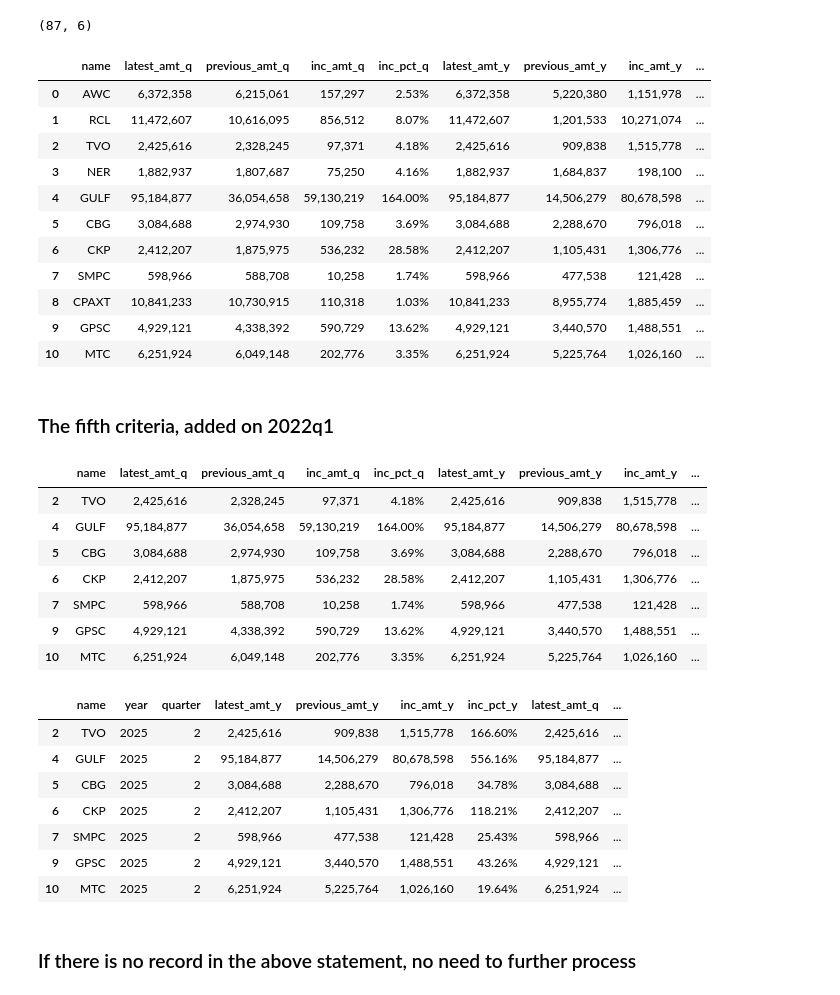
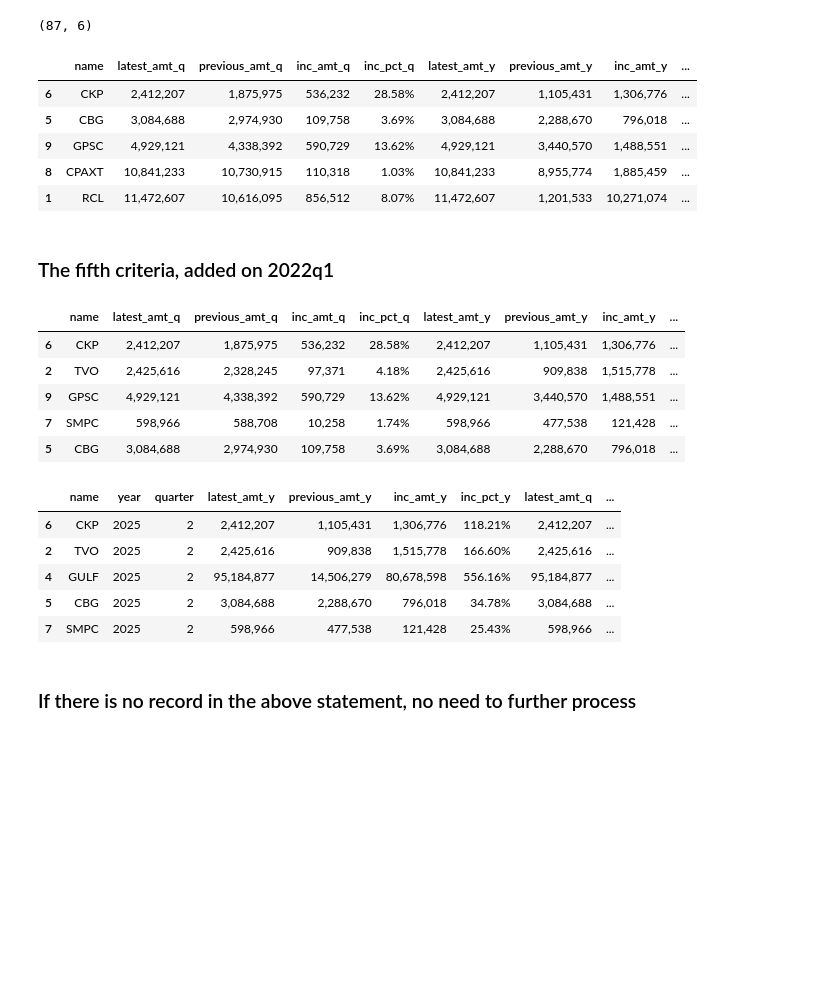
Before and after one commit to santimcs/A5, a Jupyter notebook: Quarterly/240-Create Profits Q2.ipynb, the cells around one changed output. Saved outputs shown, nothing was run; the diff lists cells and outputs as text; code cells hidden in the pictures; blank space fills up the shorter version.

```diff
--- a/Quarterly/240-Create Profits Q2.ipynb
+++ b/Quarterly/240-Create Profits Q2.ipynb
@@ -381,50 +313,40 @@ epss2.shape
 (87, 6)
 # %%
 df_merge3 = pd.merge(final, epss2, on=['name'], suffixes=(['_f','_e']), how='inner')
-df_merge3.style.format(format_dict)
+df_merge3.sample(5).style.format(format_dict)
 # %% [output]
 |  | name | latest_amt_q | previous_amt_q | inc_amt_q | inc_pct_q | latest_amt_y | previous_amt_y | inc_amt_y | ... |
-| 0 | AWC | 6,372,358 | 6,215,061 | 157,297 | 2.53% | 6,372,358 | 5,220,380 | 1,151,978 | ... |
+| 6 | CKP | 2,412,207 | 1,875,975 | 536,232 | 28.58% | 2,412,207 | 1,105,431 | 1,306,776 | ... |
+| 5 | CBG | 3,084,688 | 2,974,930 | 109,758 | 3.69% | 3,084,688 | 2,288,670 | 796,018 | ... |
+| 9 | GPSC | 4,929,121 | 4,338,392 | 590,729 | 13.62% | 4,929,121 | 3,440,570 | 1,488,551 | ... |
+| 8 | CPAXT | 10,841,233 | 10,730,915 | 110,318 | 1.03% | 10,841,233 | 8,955,774 | 1,885,459 | ... |
 | 1 | RCL | 11,472,607 | 10,616,095 | 856,512 | 8.07% | 11,472,607 | 1,201,533 | 10,271,074 | ... |
-| 2 | TVO | 2,425,616 | 2,328,245 | 97,371 | 4.18% | 2,425,616 | 909,838 | 1,515,778 | ... |
-| 3 | NER | 1,882,937 | 1,807,687 | 75,250 | 4.16% | 1,882,937 | 1,684,837 | 198,100 | ... |
-| 4 | GULF | 95,184,877 | 36,054,658 | 59,130,219 | 164.00% | 95,184,877 | 14,506,279 | 80,678,598 | ... |
-| 5 | CBG | 3,084,688 | 2,974,930 | 109,758 | 3.69% | 3,084,688 | 2,288,670 | 796,018 | ... |
-| 6 | CKP | 2,412,207 | 1,875,975 | 536,232 | 28.58% | 2,412,207 | 1,105,431 | 1,306,776 | ... |
-| 7 | SMPC | 598,966 | 588,708 | 10,258 | 1.74% | 598,966 | 477,538 | 121,428 | ... |
-| 8 | CPAXT | 10,841,233 | 10,730,915 | 110,318 | 1.03% | 10,841,233 | 8,955,774 | 1,885,459 | ... |
-| 9 | GPSC | 4,929,121 | 4,338,392 | 590,729 | 13.62% | 4,929,121 | 3,440,570 | 1,488,551 | ... |
-| 10 | MTC | 6,251,924 | 6,049,148 | 202,776 | 3.35% | 6,251,924 | 5,225,764 | 1,026,160 | ... |
 # %% [markdown]
 ### The fifth criteria, added on 2022q1
 # %%
 mask = (df_merge3.q_amt_c > df_merge3.q_amt_p)
 df_merge3 = df_merge3[mask]
-df_merge3.style.format(format_dict)
+df_merge3.sample(5).style.format(format_dict)
 # %% [output]
 |  | name | latest_amt_q | previous_amt_q | inc_amt_q | inc_pct_q | latest_amt_y | previous_amt_y | inc_amt_y | ... |
+| 6 | CKP | 2,412,207 | 1,875,975 | 536,232 | 28.58% | 2,412,207 | 1,105,431 | 1,306,776 | ... |
 | 2 | TVO | 2,425,616 | 2,328,245 | 97,371 | 4.18% | 2,425,616 | 909,838 | 1,515,778 | ... |
-| 4 | GULF | 95,184,877 | 36,054,658 | 59,130,219 | 164.00% | 95,184,877 | 14,506,279 | 80,678,598 | ... |
+| 9 | GPSC | 4,929,121 | 4,338,392 | 590,729 | 13.62% | 4,929,121 | 3,440,570 | 1,488,551 | ... |
+| 7 | SMPC | 598,966 | 588,708 | 10,258 | 1.74% | 598,966 | 477,538 | 121,428 | ... |
 | 5 | CBG | 3,084,688 | 2,974,930 | 109,758 | 3.69% | 3,084,688 | 2,288,670 | 796,018 | ... |
-| 6 | CKP | 2,412,207 | 1,875,975 | 536,232 | 28.58% | 2,412,207 | 1,105,431 | 1,306,776 | ... |
-| 7 | SMPC | 598,966 | 588,708 | 10,258 | 1.74% | 598,966 | 477,538 | 121,428 | ... |
-| 9 | GPSC | 4,929,121 | 4,338,392 | 590,729 | 13.62% | 4,929,121 | 3,440,570 | 1,488,551 | ... |
-| 10 | MTC | 6,251,924 | 6,049,148 | 202,776 | 3.35% | 6,251,924 | 5,225,764 | 1,026,160 | ... |
 # %%
 final2 = df_merge3[['name','year','quarter',\
 'latest_amt_y','previous_amt_y','inc_amt_y','inc_pct_y',\
 'latest_amt_q','previous_amt_q','inc_amt_q','inc_pct_q',\
 'q_amt_c', 'y_amt', 'q_amt_p']].copy()
-final2.style.format(format_dict)
+final2.sample(5).style.format(format_dict)
 # %% [output]
 |  | name | year | quarter | latest_amt_y | previous_amt_y | inc_amt_y | inc_pct_y | latest_amt_q | ... |
+| 6 | CKP | 2025 | 2 | 2,412,207 | 1,105,431 | 1,306,776 | 118.21% | 2,412,207 | ... |
 | 2 | TVO | 2025 | 2 | 2,425,616 | 909,838 | 1,515,778 | 166.60% | 2,425,616 | ... |
 | 4 | GULF | 2025 | 2 | 95,184,877 | 14,506,279 | 80,678,598 | 556.16% | 95,184,877 | ... |
 | 5 | CBG | 2025 | 2 | 3,084,688 | 2,288,670 | 796,018 | 34.78% | 3,084,688 | ... |
-| 6 | CKP | 2025 | 2 | 2,412,207 | 1,105,431 | 1,306,776 | 118.21% | 2,412,207 | ... |
 | 7 | SMPC | 2025 | 2 | 598,966 | 477,538 | 121,428 | 25.43% | 598,966 | ... |
-| 9 | GPSC | 2025 | 2 | 4,929,121 | 3,440,570 | 1,488,551 | 43.26% | 4,929,121 | ... |
-| 10 | MTC | 2025 | 2 | 6,251,924 | 5,225,764 | 1,026,160 | 19.64% | 6,251,924 | ... |
 # %% [markdown]
 ### If there is no record in the above statement, no need to further process
 # %%
```
Also changed, not shown: parts of 22 cells of this notebook.
